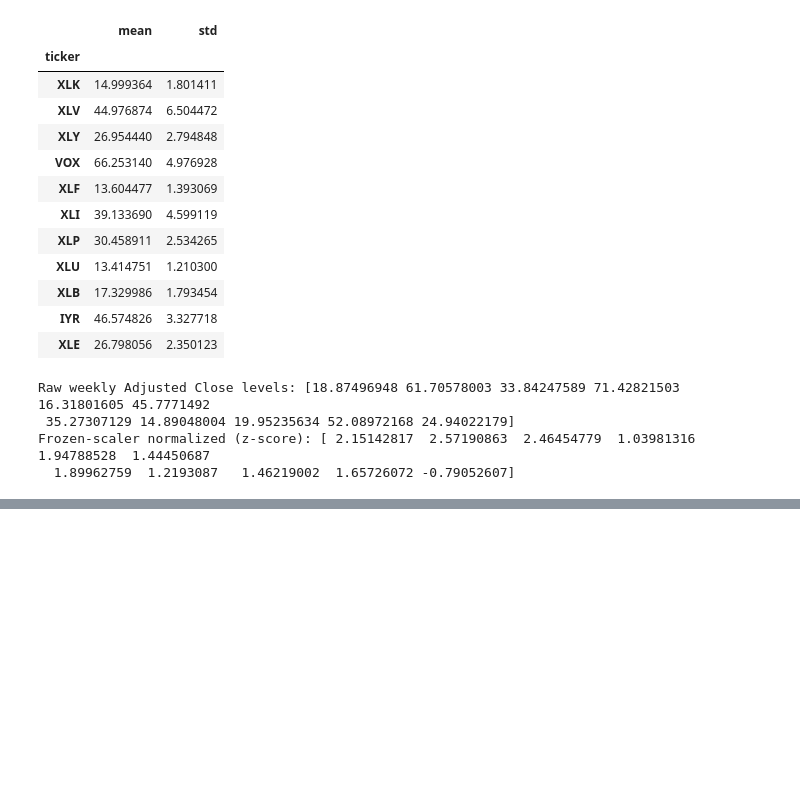
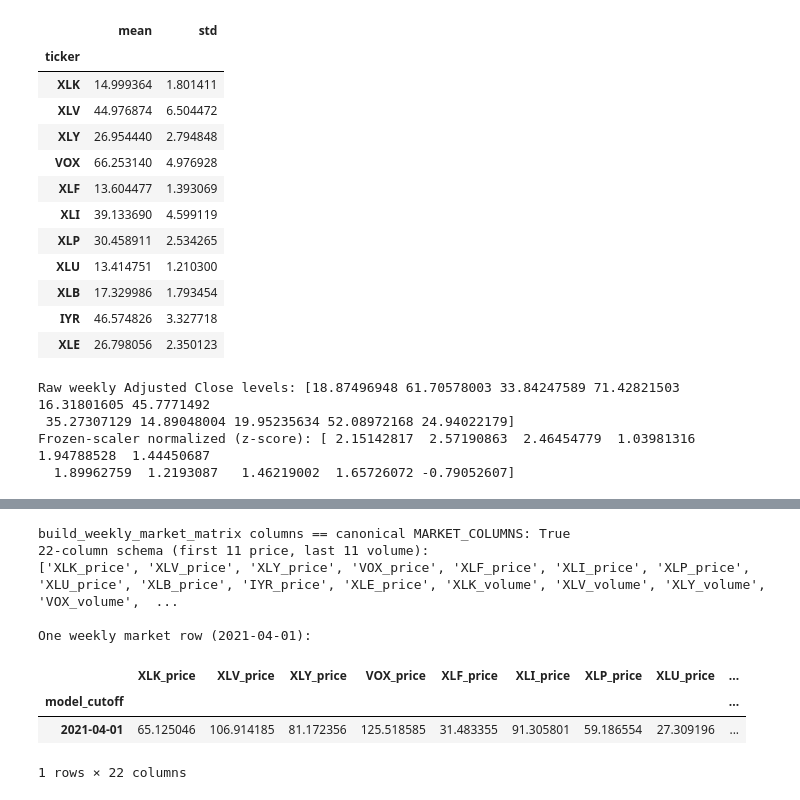
Before and after one commit to gavinhussey/Gavin_Research, a Jupyter notebook: research/strategies/deep_sector_rotation_paper_rebuild/notebooks/01_data_and_source_validation.ipynb, the cells around one changed output, grey strips where cells are left out. Saved outputs shown, nothing was run; the diff lists cells and outputs as text; code cells hidden in the pictures; blank space fills up the shorter version.

```diff
--- a/research/strategies/deep_sector_rotation_paper_rebuild/notebooks/01_data_and_source_validation.ipynb
+++ b/research/strategies/deep_sector_rotation_paper_rebuild/notebooks/01_data_and_source_validation.ipynb
@@ -165,0 +170,28 @@ Frozen-scaler normalized (z-score): [ 2.15142817  2.57190863  2.46454779  1.0398
+# %%
+# Restrict the calendar to >= 2008 (well after every ticker's real inception
+# -- VOX 2004-09-29, latest to launch) so build_weekly_volume_matrix never
+# raises MissingVolumeDataError on pre-inception weeks that no trading-year
+# scaler window ever reads (same restriction used in src/audit.py).
+trading_days_v = full_trading_days[full_trading_days >= pd.Timestamp('2008-01-01')]
+calendar_full_v = build_weekly_calendar(trading_days_v)
+weekly_volume_full = build_weekly_volume_matrix(prices, calendar_full_v)
+market_full = build_weekly_market_matrix(prices, calendar_full_v)
+
+print('build_weekly_market_matrix columns == canonical MARKET_COLUMNS:', tuple(market_full.columns) == MARKET_COLUMNS)
+print('22-column schema (first 11 price, last 11 volume):')
+print(list(market_full.columns))
+
+# One combined price+volume market row, final-actual-trading-session sampled:
+sample_date = weekly_volume_full.index[weekly_volume_full.index.get_indexer([pd.Timestamp('2021-04-01')], method='nearest')[0]]
+print(f"\nOne weekly market row ({sample_date.date()}):")
+market_full.loc[[sample_date]]
+# %% [output]
+build_weekly_market_matrix columns == canonical MARKET_COLUMNS: True
+22-column schema (first 11 price, last 11 volume):
+['XLK_price', 'XLV_price', 'XLY_price', 'VOX_price', 'XLF_price', 'XLI_price', 'XLP_price', 'XLU_price', 'XLB_price', 'IYR_price', 'XLE_price', 'XLK_volume', 'XLV_volume', 'XLY_volume', 'VOX_volume',  ...
+
+One weekly market row (2021-04-01):
+|  | XLK_price | XLV_price | XLY_price | VOX_price | XLF_price | XLI_price | XLP_price | XLU_price | ... |
+| model_cutoff |  |  |  |  |  |  |  |  | ... |
+| 2021-04-01 | 65.125046 | 106.914185 | 81.172356 | 125.518585 | 31.483355 | 91.305801 | 59.186554 | 27.309196 | ... |
+1 rows × 22 columns
```
Also changed, not shown: parts of 4 cells of this notebook, 19 other files.
